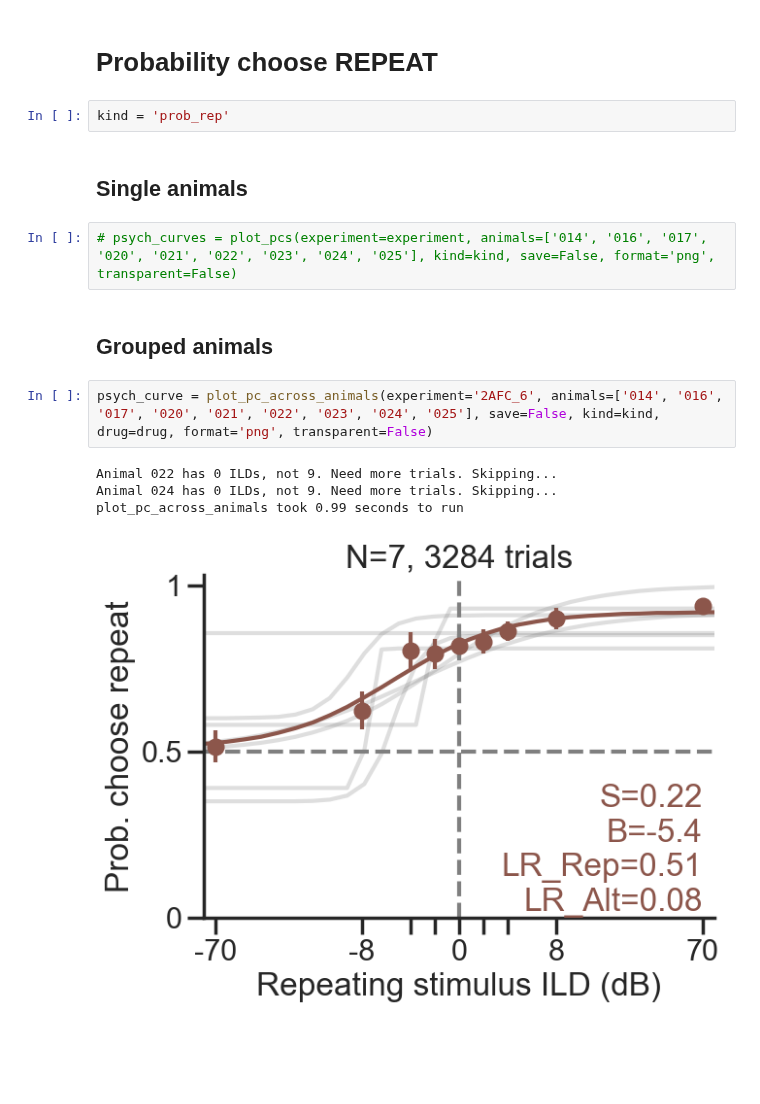
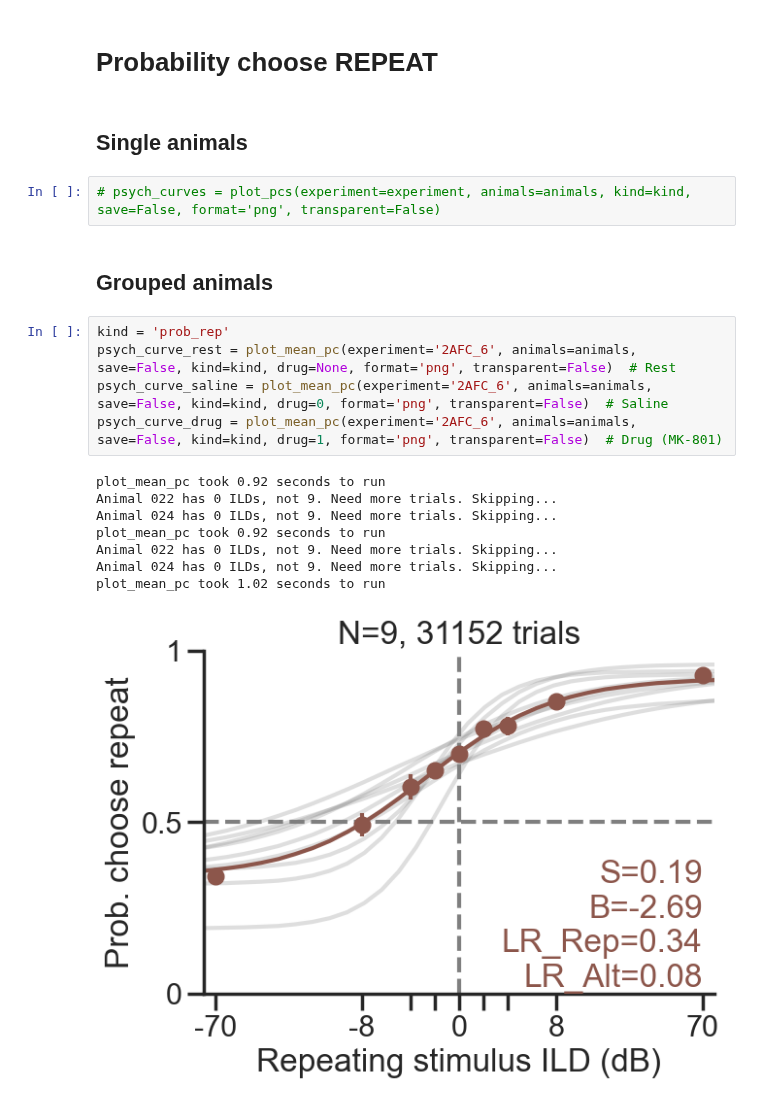
Before and after one commit to 3leni0n/PycharmProjects, a Jupyter notebook: psychometric_curves/notebook.ipynb, the cells around one changed output. Cells and saved outputs as stored; diff of their text form; blank space fills up the shorter version.

```diff
--- a/psychometric_curves/notebook.ipynb
+++ b/psychometric_curves/notebook.ipynb
@@ -30,17 +37,22 @@ plot_pc_across_animals took 0.97 seconds to run
 # %% [markdown]
 # Probability choose REPEAT
-# %%
-kind = 'prob_rep'
 # %% [markdown]
 ## Single animals
 # %%
-# psych_curves = plot_pcs(experiment=experiment, animals=['014', '016', '017', '020', '021', '022', '023', '024', '025'], kind=kind, save=False, format='png', transparent=False)
+# psych_curves = plot_pcs(experiment=experiment, animals=animals, kind=kind, save=False, format='png', transparent=False)
 # %% [markdown]
 ## Grouped animals
-# %%
-psych_curve = plot_pc_across_animals(experiment='2AFC_6', animals=['014', '016', '017', '020', '021', '022', '023', '024', '025'], save=False, kind=kind, drug=drug, format='png', transparent=False)
-# %% [output]
-Animal 022 has 0 ILDs, not 9. Need more trials. Skipping...
-Animal 024 has 0 ILDs, not 9. Need more trials. Skipping...
-plot_pc_across_animals took 0.99 seconds to run
-[figure, removed]
+# %%
+kind = 'prob_rep'
+psych_curve_rest = plot_mean_pc(experiment='2AFC_6', animals=animals, save=False, kind=kind, drug=None, format='png', transparent=False)  # Rest
+psych_curve_saline = plot_mean_pc(experiment='2AFC_6', animals=animals, save=False, kind=kind, drug=0, format='png', transparent=False)  # Saline
+psych_curve_drug = plot_mean_pc(experiment='2AFC_6', animals=animals, save=False, kind=kind, drug=1, format='png', transparent=False)  # Drug (MK-801)
+# %% [output]
+plot_mean_pc took 0.92 seconds to run
+Animal 022 has 0 ILDs, not 9. Need more trials. Skipping...
+Animal 024 has 0 ILDs, not 9. Need more trials. Skipping...
+plot_mean_pc took 0.92 seconds to run
+Animal 022 has 0 ILDs, not 9. Need more trials. Skipping...
+Animal 024 has 0 ILDs, not 9. Need more trials. Skipping...
+plot_mean_pc took 1.02 seconds to run
+[figure, added]
```
Also changed, not shown: parts of 10 cells of this notebook, 28 other files.
